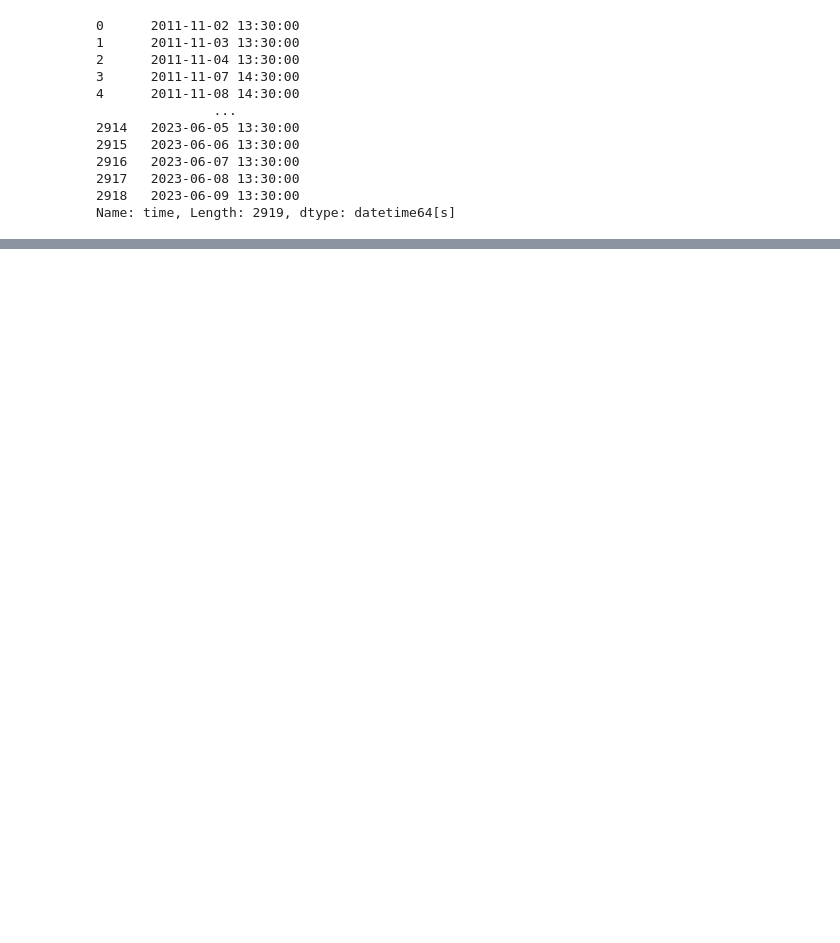
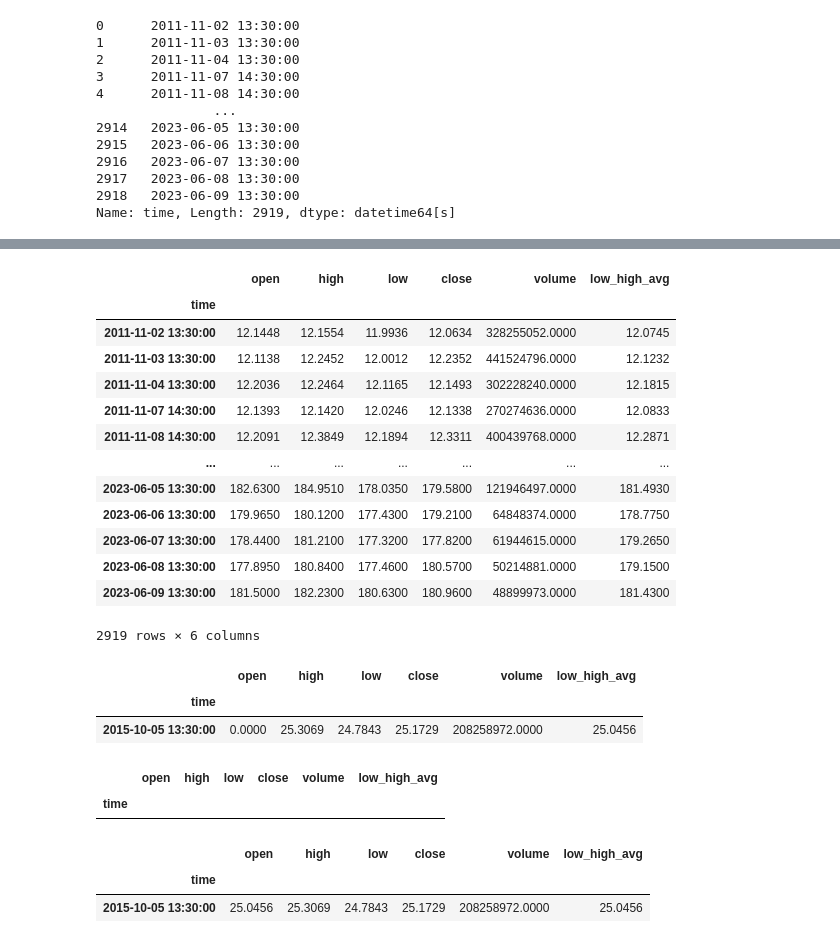
Before and after one commit to grazulisedgars/Python, a Jupyter notebook: chapter5.ipynb, the cells around one changed output, grey strips where cells are left out. Drawn from its saved outputs; the diff is of its cells as text; code cells hidden in the pictures; blank space fills up the shorter version.

```diff
--- a/chapter5.ipynb
+++ b/chapter5.ipynb
@@ -1,6 +1,6 @@
 # %%
 import pandas as pd     # we import as pd so everytime when we call we just us pd instead of pandas
-pd.set_option('display.float_format', lambda x: '%.2f' % x)
+pd.set_option('display.float_format', lambda x: '%.4f' % x)
 # %%
 pd.__version__
 # %% [output]
@@ -243,0 +252,36 @@ df.iloc[3:10]
+# %%
+df['low_high_avg'] = (df['low'] + df['high']) / 2 # This one line has calculated whole column with values. This is also better than to make a loop and calculate line by line
+df
+# %% [output]
+|  | open | high | low | close | volume | low_high_avg |
+| time |  |  |  |  |  |  |
+| 2011-11-02 13:30:00 | 12.1448 | 12.1554 | 11.9936 | 12.0634 | 328255052.0000 | 12.0745 |
+| 2011-11-03 13:30:00 | 12.1138 | 12.2452 | 12.0012 | 12.2352 | 441524796.0000 | 12.1232 |
+| 2011-11-04 13:30:00 | 12.2036 | 12.2464 | 12.1165 | 12.1493 | 302228240.0000 | 12.1815 |
+| 2011-11-07 14:30:00 | 12.1393 | 12.1420 | 12.0246 | 12.1338 | 270274636.0000 | 12.0833 |
+| 2011-11-08 14:30:00 | 12.2091 | 12.3849 | 12.1894 | 12.3311 | 400439768.0000 | 12.2871 |
+| ... | ... | ... | ... | ... | ... | ... |
+| 2023-06-05 13:30:00 | 182.6300 | 184.9510 | 178.0350 | 179.5800 | 121946497.0000 | 181.4930 |
+| 2023-06-06 13:30:00 | 179.9650 | 180.1200 | 177.4300 | 179.2100 | 64848374.0000 | 178.7750 |
+| 2023-06-07 13:30:00 | 178.4400 | 181.2100 | 177.3200 | 177.8200 | 61944615.0000 | 179.2650 |
+| 2023-06-08 13:30:00 | 177.8950 | 180.8400 | 177.4600 | 180.5700 | 50214881.0000 | 179.1500 |
+| 2023-06-09 13:30:00 | 181.5000 | 182.2300 | 180.6300 | 180.9600 | 48899973.0000 | 181.4300 |
+2919 rows × 6 columns
+# %%
+df.loc[df['open']==0] # We again locate the row, column where we have 0 as value
+# %% [output]
+|  | open | high | low | close | volume | low_high_avg |
+| time |  |  |  |  |  |  |
+| 2015-10-05 13:30:00 | 0.0000 | 25.3069 | 24.7843 | 25.1729 | 208258972.0000 | 25.0456 |
+# %%
+df.loc[df['open'] == 0, 'open'] = df['low_high_avg'] # we have replaced that 0 value with avg value
+df.loc[df['open'] ==0] # We can no longer locate value that is 0
+# %% [output]
+|  | open | high | low | close | volume | low_high_avg |
+| time |  |  |  |  |  |  |
+# %%
+df.loc['2015-10-05'] # We see that for the same row open value has been replaced and is no longer 0
+# %% [output]
+|  | open | high | low | close | volume | low_high_avg |
+| time |  |  |  |  |  |  |
+| 2015-10-05 13:30:00 | 25.0456 | 25.3069 | 24.7843 | 25.1729 | 208258972.0000 | 25.0456 |
```
Also changed, not shown: parts of 17 cells of this notebook, 2 other files.
